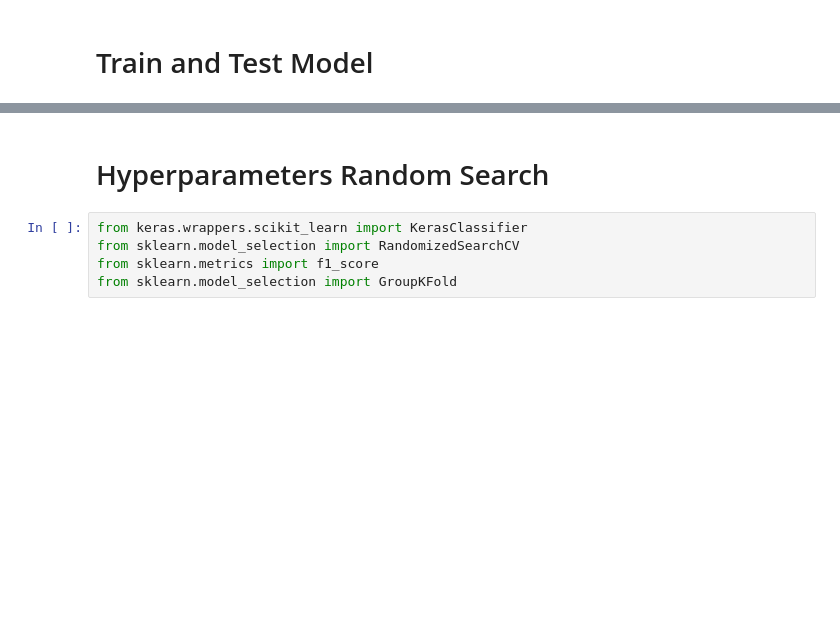
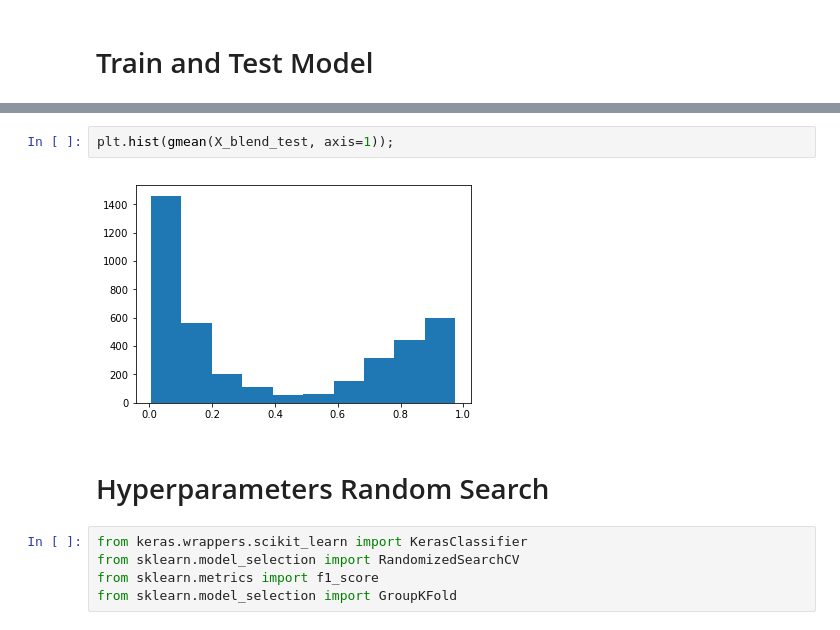
Before and after one commit to intsco/off-sample, a Jupyter notebook: classification/train_cnn_on_gs.ipynb, the cells around one changed output, grey strips where cells are left out. Drawn from its saved outputs; the diff is of its cells as text; blank space fills up the shorter version.

```diff
--- a/classification/train_cnn_on_gs.ipynb
+++ b/classification/train_cnn_on_gs.ipynb
@@ -458,3 +205,7 @@ class OffSampleKerasClassifier(KerasClassifier):
+# %%
+plt.hist(gmean(X_blend_test, axis=1));
+# %% [output]
+[figure, added]
 # %% [markdown]
 # Hyperparameters Random Search
 # %%
```
Also changed, not shown: parts of 113 cells of this notebook, 5 other files.
